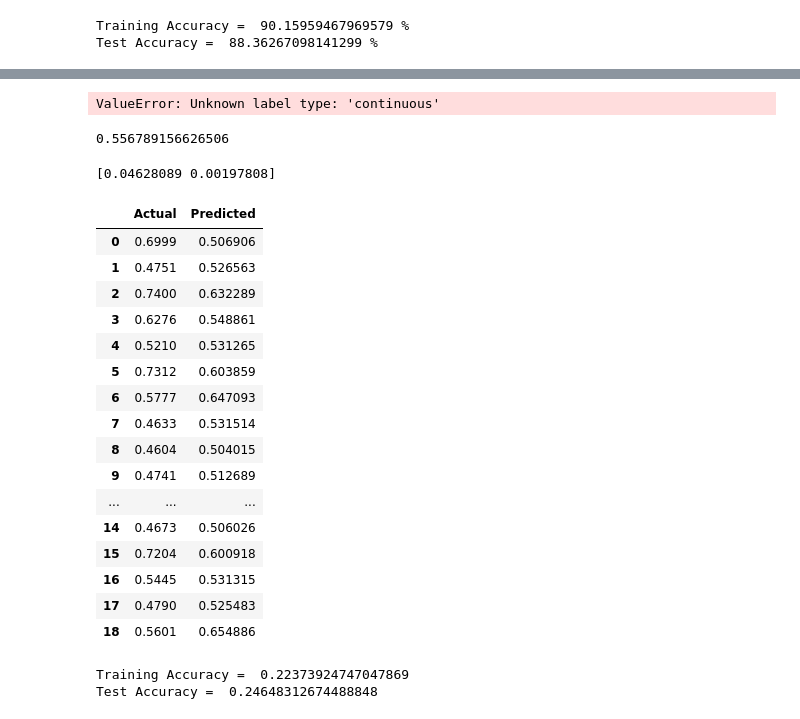
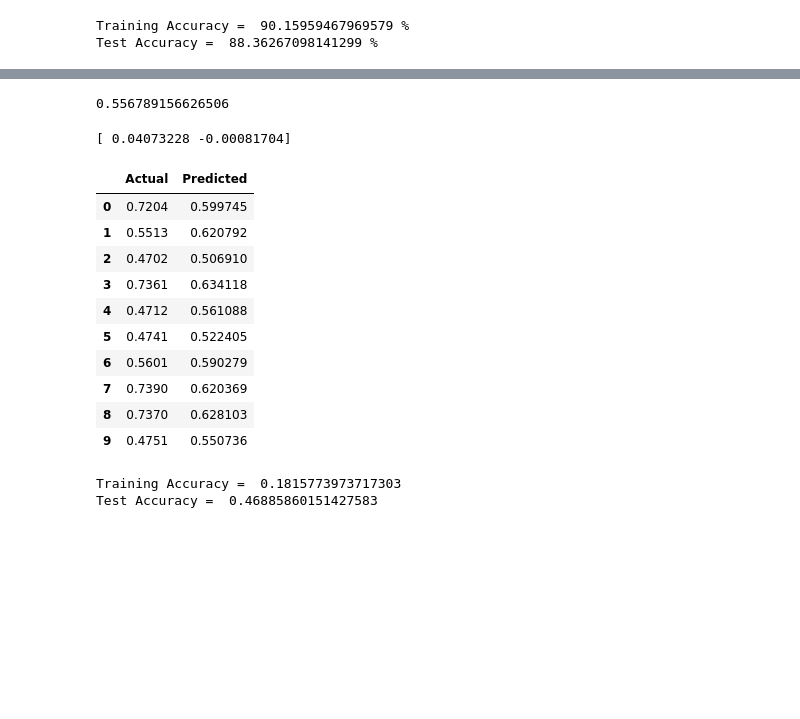
Before and after one commit to abphilip-vit/CollegeP3, a Jupyter notebook: R2.ipynb, the cells around one changed output, grey strips where cells are left out. Saved outputs shown, nothing was run; the diff lists cells and outputs as text; code cells hidden in the pictures; blank space fills up the shorter version.

```diff
--- a/R2.ipynb
+++ b/R2.ipynb
@@ -117,13 +115,13 @@ r2 = LogisticRegression(random_state=35,multi_class='auto',verbose=1)
+# %%
+r2 = LinearRegression()
 # %%
 r2.fit(xtrain, ytrain)
 p2 = r2.predict(xtest)
-# %% [output]
-ValueError: Unknown label type: 'continuous'
 # %%
 print(r2.intercept_)
 # %% [output]
 0.556789156626506
 # %%
-print(regressor.coef_)
+print(r2.coef_)
 # %% [output]
-[0.04628089 0.00197808]
+[ 0.04073228 -0.00081704]
@@ -132,27 +128,23 @@ y_pred = regressor.predict(X_test)
+# %%
+p2 = r2.predict(xtest)
 # %%
-df = pd.DataFrame({'Actual': y_test, 'Predicted': y_pred})
-df
+df2 = pd.DataFrame({'Actual': ytest, 'Predicted': p2})
+df2
 # %% [output]
 |  | Actual | Predicted |
-| 0 | 0.6999 | 0.506906 |
-| 1 | 0.4751 | 0.526563 |
-| 2 | 0.7400 | 0.632289 |
-| 3 | 0.6276 | 0.548861 |
-| 4 | 0.5210 | 0.531265 |
-| 5 | 0.7312 | 0.603859 |
-| 6 | 0.5777 | 0.647093 |
-| 7 | 0.4633 | 0.531514 |
-| 8 | 0.4604 | 0.504015 |
-| 9 | 0.4741 | 0.512689 |
-| ... | ... | ... |
-| 14 | 0.4673 | 0.506026 |
-| 15 | 0.7204 | 0.600918 |
-| 16 | 0.5445 | 0.531315 |
-| 17 | 0.4790 | 0.525483 |
-| 18 | 0.5601 | 0.654886 |
+| 0 | 0.7204 | 0.599745 |
+| 1 | 0.5513 | 0.620792 |
+| 2 | 0.4702 | 0.506910 |
+| 3 | 0.7361 | 0.634118 |
+| 4 | 0.4712 | 0.561088 |
+| 5 | 0.4741 | 0.522405 |
+| 6 | 0.5601 | 0.590279 |
+| 7 | 0.7390 | 0.620369 |
+| 8 | 0.7370 | 0.628103 |
+| 9 | 0.4751 | 0.550736 |
 # %%
-print("Training Accuracy = ", regressor.score(X_train, y_train))
-print("Test Accuracy = ", regressor.score(X_test, y_test))
+print("Training Accuracy = ", r2.score(xtrain, ytrain))
+print("Test Accuracy = ", r2.score(xtest, ytest))
 # %% [output]
-Training Accuracy =  0.22373924747047869
-Test Accuracy =  0.24648312674488848
+Training Accuracy =  0.1815773973717303
+Test Accuracy =  0.46885860151427583
```
Also changed, not shown: parts of 4 cells of this notebook.
